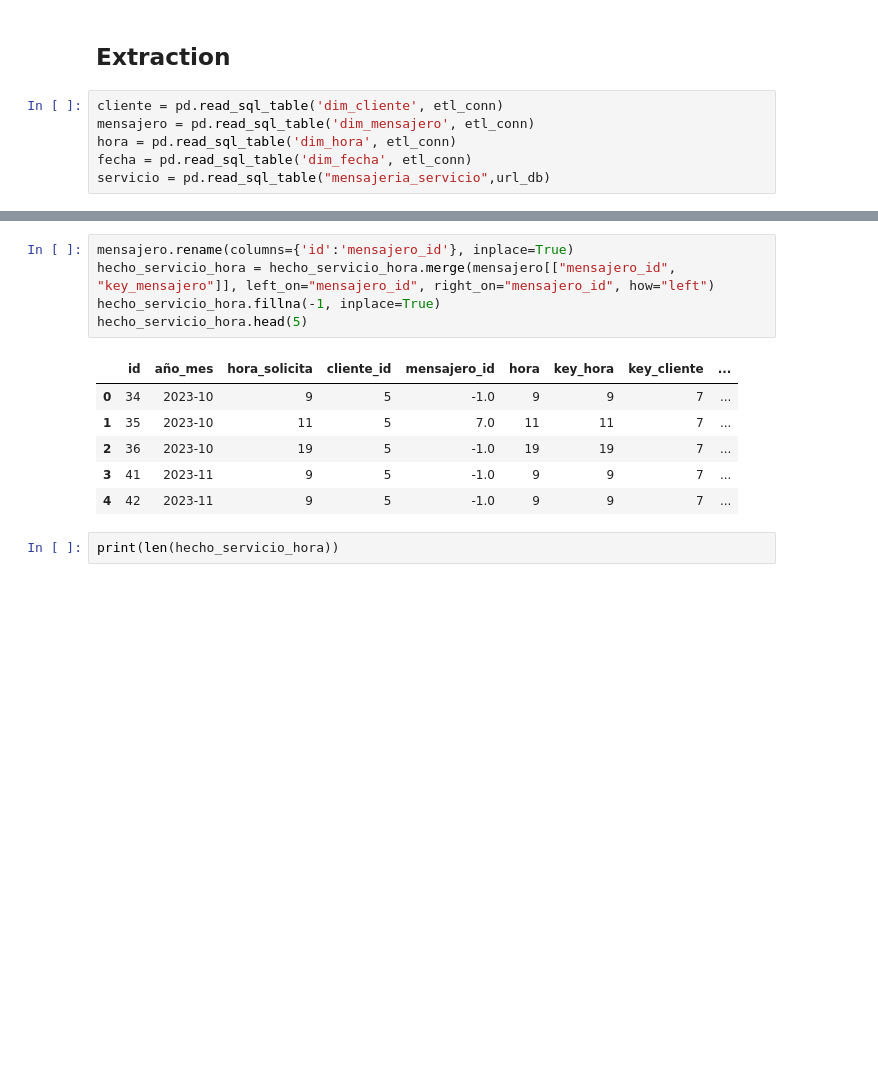
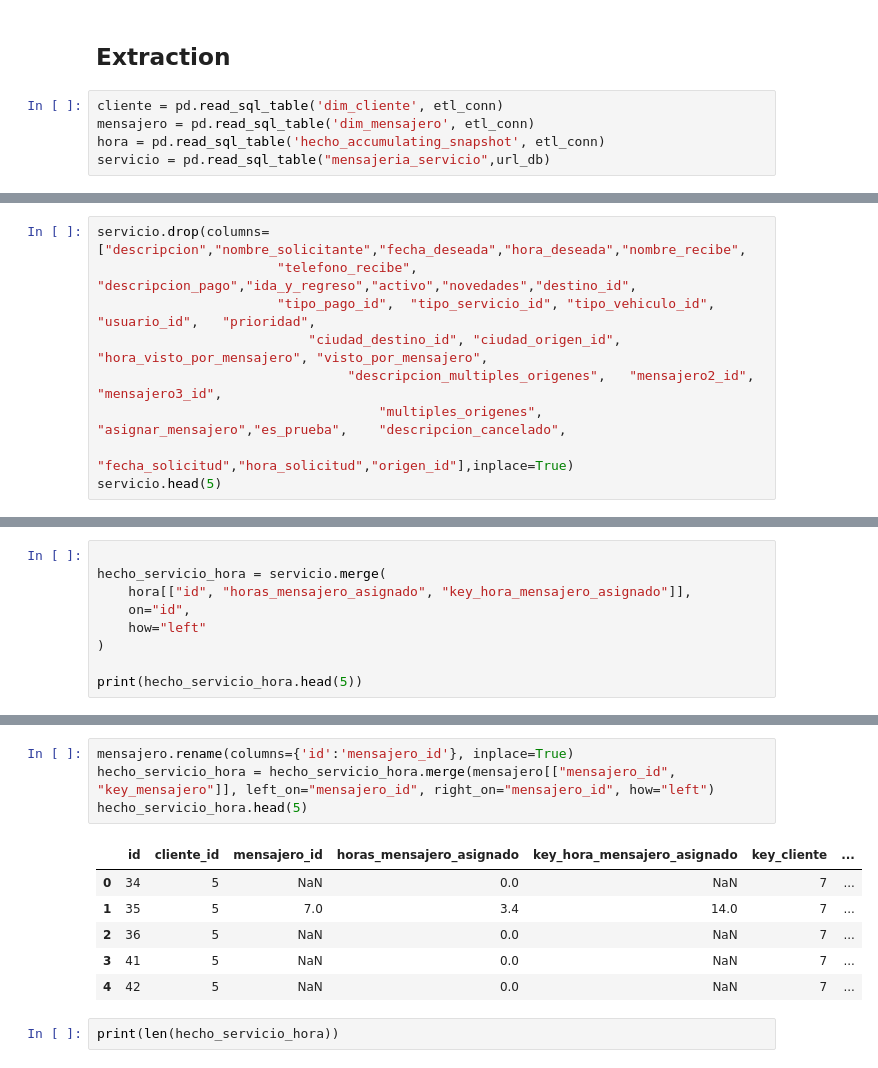
Before and after one commit to JabColV/datascience_project, a Jupyter notebook: segunda_entrega/hecho_servicio_hora.ipynb, the cells around one changed output, grey strips where cells are left out. Saved outputs shown, nothing was run; the diff lists cells and outputs as text; blank space fills up the shorter version.

```diff
--- a/segunda_entrega/hecho_servicio_hora.ipynb
+++ b/segunda_entrega/hecho_servicio_hora.ipynb
@@ -27,6 +27,5 @@ pd.set_option('display.width', 1000)
 # %%
 cliente = pd.read_sql_table('dim_cliente', etl_conn)
 mensajero = pd.read_sql_table('dim_mensajero', etl_conn)
-hora = pd.read_sql_table('dim_hora', etl_conn)
-fecha = pd.read_sql_table('dim_fecha', etl_conn)
+hora = pd.read_sql_table('hecho_accumulating_snapshot', etl_conn)
 servicio = pd.read_sql_table("mensajeria_servicio",url_db)
@@ -95,0 +32,9 @@ object
+# %%
+servicio.drop(columns=["descripcion","nombre_solicitante","fecha_deseada","hora_deseada","nombre_recibe",
+                       "telefono_recibe", "descripcion_pago","ida_y_regreso","activo","novedades","destino_id",
+                       "tipo_pago_id",	"tipo_servicio_id",	"tipo_vehiculo_id",	"usuario_id",	"prioridad",
+                           "ciudad_destino_id",	"ciudad_origen_id",	"hora_visto_por_mensajero",	"visto_por_mensajero",
+                               	"descripcion_multiples_origenes",	"mensajero2_id",	"mensajero3_id",
+                                    "multiples_origenes",	"asignar_mensajero","es_prueba",	"descripcion_cancelado",
+                                    "fecha_solicitud","hora_solicitud","origen_id"],inplace=True)
+servicio.head(5)
@@ -95,0 +59,9 @@ object
+# %%
+
+hecho_servicio_hora = servicio.merge(
+    hora[["id", "horas_mensajero_asignado", "key_hora_mensajero_asignado"]],
+    on="id",
+    how="left"
+)
+
+print(hecho_servicio_hora.head(5))
@@ -106,15 +93,14 @@ hecho_servicio_hora.head(5)
 # %%
 mensajero.rename(columns={'id':'mensajero_id'}, inplace=True)
 hecho_servicio_hora = hecho_servicio_hora.merge(mensajero[["mensajero_id", "key_mensajero"]], left_on="mensajero_id", right_on="mensajero_id", how="left")
-hecho_servicio_hora.fillna(-1, inplace=True)
 hecho_servicio_hora.head(5)
 # %% [output]
-|  | id | año_mes | hora_solicita | cliente_id | mensajero_id | hora | key_hora | key_cliente | ... |
-| 0 | 34 | 2023-10 | 9 | 5 | -1.0 | 9 | 9 | 7 | ... |
-| 1 | 35 | 2023-10 | 11 | 5 | 7.0 | 11 | 11 | 7 | ... |
-| 2 | 36 | 2023-10 | 19 | 5 | -1.0 | 19 | 19 | 7 | ... |
-| 3 | 41 | 2023-11 | 9 | 5 | -1.0 | 9 | 9 | 7 | ... |
-| 4 | 42 | 2023-11 | 9 | 5 | -1.0 | 9 | 9 | 7 | ... |
+|  | id | cliente_id | mensajero_id | horas_mensajero_asignado | key_hora_mensajero_asignado | key_cliente | ... |
+| 0 | 34 | 5 | NaN | 0.0 | NaN | 7 | ... |
+| 1 | 35 | 5 | 7.0 | 3.4 | 14.0 | 7 | ... |
+| 2 | 36 | 5 | NaN | 0.0 | NaN | 7 | ... |
+| 3 | 41 | 5 | NaN | 0.0 | NaN | 7 | ... |
+| 4 | 42 | 5 | NaN | 0.0 | NaN | 7 | ... |
 # %%
 print(len(hecho_servicio_hora))
 # %% [output]
```
Also changed, not shown: parts of 20 cells of this notebook.
